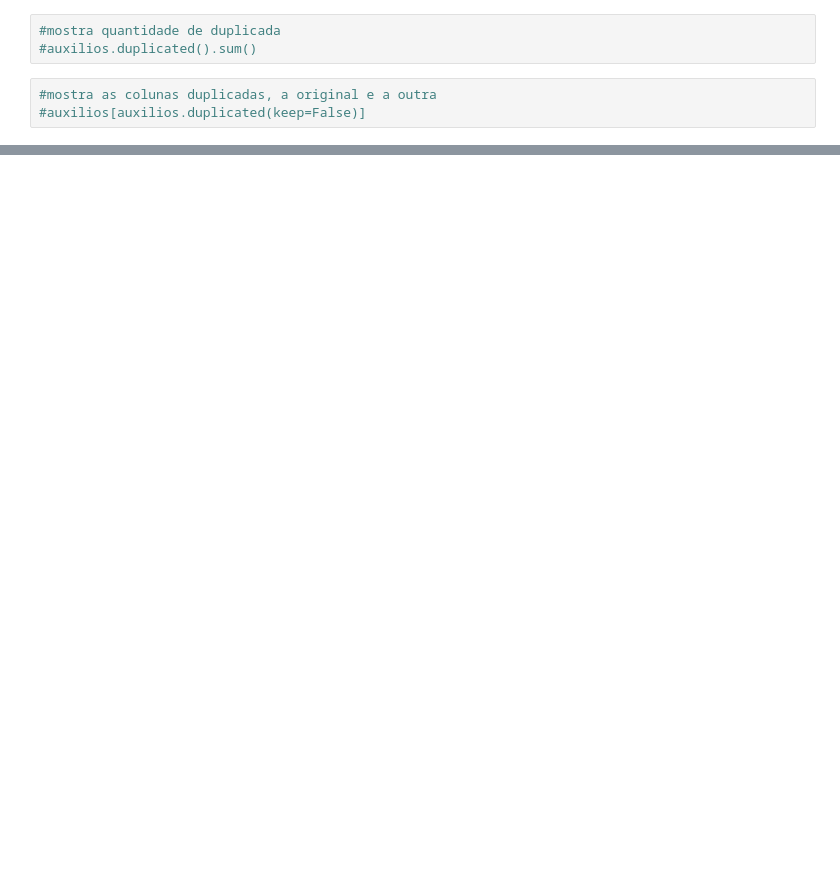
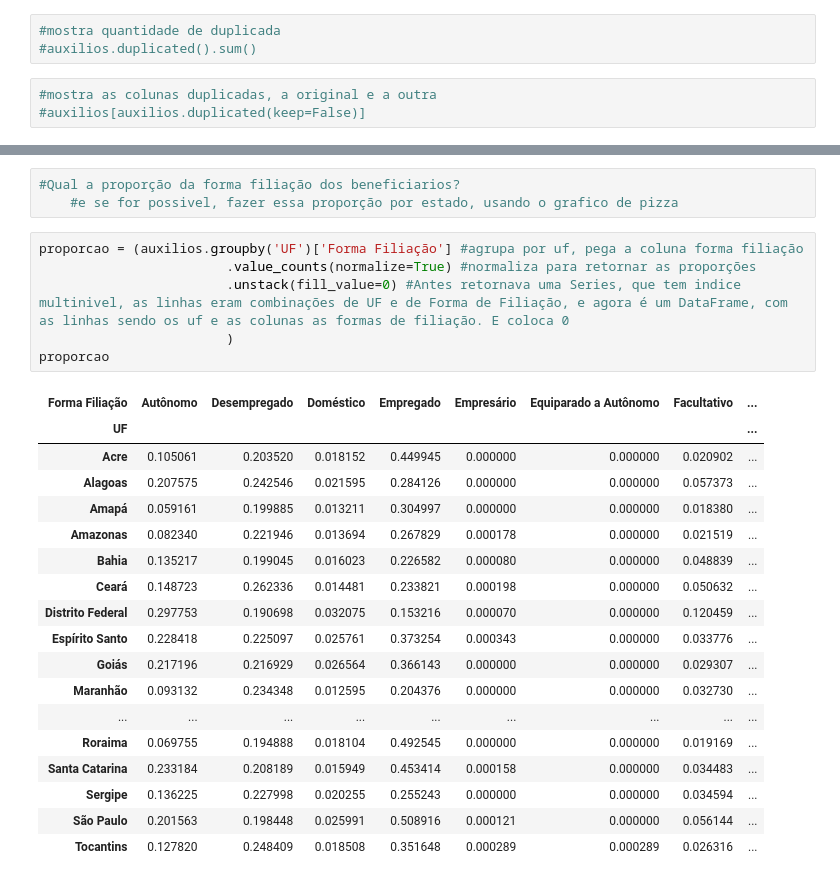
Before and after one commit to Estressei/ProjetoTrilhaDados, a Jupyter notebook: main.ipynb, the cells around one changed output, grey strips where cells are left out. Cells and saved outputs as stored; diff of their text form; blank space fills up the shorter version.

```diff
--- a/main.ipynb
+++ b/main.ipynb
@@ -148,0 +169,28 @@ auxilios[auxilios.duplicated()]
+# %%
+#Qual a proporção da forma filiação dos beneficiarios?
+    #e se for possivel, fazer essa proporção por estado, usando o grafico de pizza
+# %%
+proporcao = (auxilios.groupby('UF')['Forma Filiação'] #agrupa por uf, pega a coluna forma filiação
+                        .value_counts(normalize=True) #normaliza para retornar as proporções
+                        .unstack(fill_value=0) #Antes retornava uma Series, que tem indice multinivel, as linhas eram combinações de UF e de Forma de Filiação, e agora é um DataFrame, com as linhas sendo os uf e as colunas as formas de filiação. E coloca 0
+                        )
+proporcao
+# %% [output]
+| Forma Filiação | Autônomo | Desempregado | Doméstico | Empregado | Empresário | Equiparado a Autônomo | Facultativo | ... |
+| UF |  |  |  |  |  |  |  | ... |
+| Acre | 0.105061 | 0.203520 | 0.018152 | 0.449945 | 0.000000 | 0.000000 | 0.020902 | ... |
+| Alagoas | 0.207575 | 0.242546 | 0.021595 | 0.284126 | 0.000000 | 0.000000 | 0.057373 | ... |
+| Amapá | 0.059161 | 0.199885 | 0.013211 | 0.304997 | 0.000000 | 0.000000 | 0.018380 | ... |
+| Amazonas | 0.082340 | 0.221946 | 0.013694 | 0.267829 | 0.000178 | 0.000000 | 0.021519 | ... |
+| Bahia | 0.135217 | 0.199045 | 0.016023 | 0.226582 | 0.000080 | 0.000000 | 0.048839 | ... |
+| Ceará | 0.148723 | 0.262336 | 0.014481 | 0.233821 | 0.000198 | 0.000000 | 0.050632 | ... |
+| Distrito Federal | 0.297753 | 0.190698 | 0.032075 | 0.153216 | 0.000070 | 0.000000 | 0.120459 | ... |
+| Espírito Santo | 0.228418 | 0.225097 | 0.025761 | 0.373254 | 0.000343 | 0.000000 | 0.033776 | ... |
+| Goiás | 0.217196 | 0.216929 | 0.026564 | 0.366143 | 0.000000 | 0.000000 | 0.029307 | ... |
+| Maranhão | 0.093132 | 0.234348 | 0.012595 | 0.204376 | 0.000000 | 0.000000 | 0.032730 | ... |
+| ... | ... | ... | ... | ... | ... | ... | ... | ... |
+| Roraima | 0.069755 | 0.194888 | 0.018104 | 0.492545 | 0.000000 | 0.000000 | 0.019169 | ... |
+| Santa Catarina | 0.233184 | 0.208189 | 0.015949 | 0.453414 | 0.000158 | 0.000000 | 0.034483 | ... |
+| Sergipe | 0.136225 | 0.227998 | 0.020255 | 0.255243 | 0.000000 | 0.000000 | 0.034594 | ... |
+| São Paulo | 0.201563 | 0.198448 | 0.025991 | 0.508916 | 0.000121 | 0.000000 | 0.056144 | ... |
+| Tocantins | 0.127820 | 0.248409 | 0.018508 | 0.351648 | 0.000289 | 0.000289 | 0.026316 | ... |
```
Also changed, not shown: parts of 12 cells of this notebook, 1 other file.
